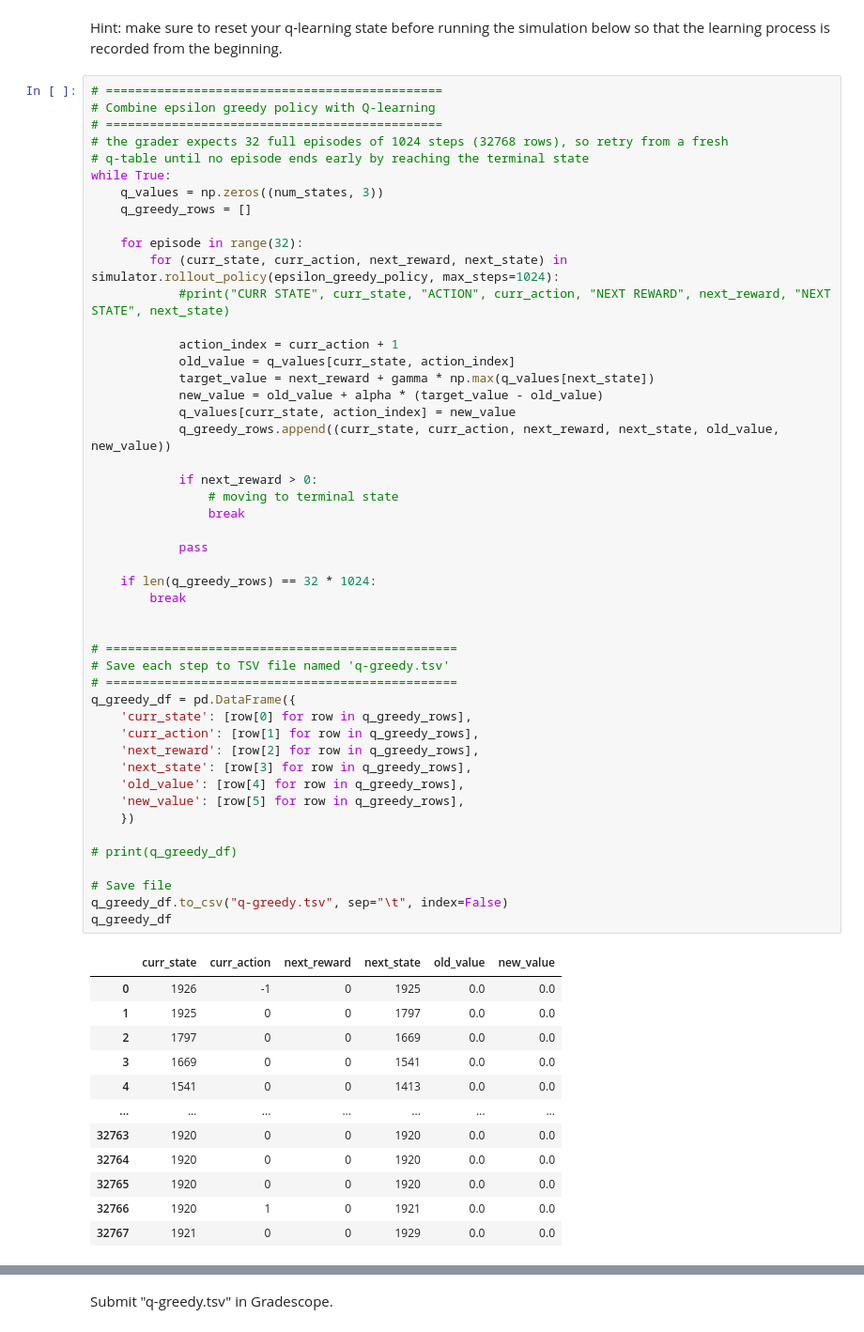
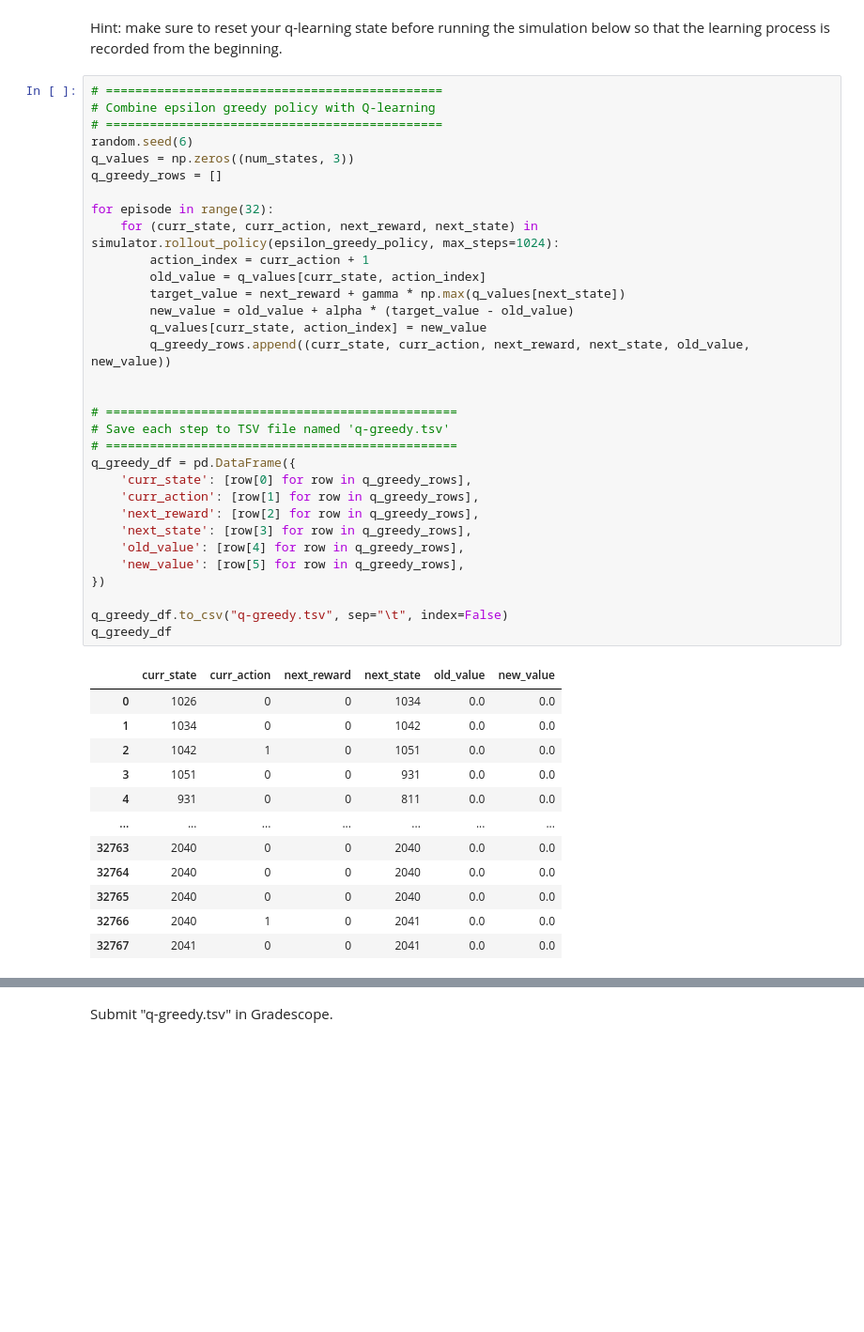
Before and after one commit to veniola/dx704-project-08, a Jupyter notebook: dx704-project-08.ipynb, the cells around one changed output, grey strips where cells are left out. Shown at 94% size. Saved outputs shown, nothing was run; the diff lists cells and outputs as text; blank space fills up the shorter version.

```diff
--- a/dx704-project-08.ipynb
+++ b/dx704-project-08.ipynb
@@ -298,64 +298,48 @@ Hint: make sure to reset your q-learning state before running the simulation bel
 # %%
 # ==============================================
 # Combine epsilon greedy policy with Q-learning
 # ==============================================
-# the grader expects 32 full episodes of 1024 steps (32768 rows), so retry from a fresh
-# q-table until no episode ends early by reaching the terminal state
-while True:
-    q_values = np.zeros((num_states, 3))
-    q_greedy_rows = []
+random.seed(6)
+q_values = np.zeros((num_states, 3))
+q_greedy_rows = []
 
-    for episode in range(32):
-        for (curr_state, curr_action, next_reward, next_state) in simulator.rollout_policy(epsilon_greedy_policy, max_steps=1024):
-            #print("CURR STATE", curr_state, "ACTION", curr_action, "NEXT REWARD", next_reward, "NEXT STATE", next_state)
-
-            action_index = curr_action + 1
-            old_value = q_values[curr_state, action_index]
-            target_value = next_reward + gamma * np.max(q_values[next_state])
-            new_value = old_value + alpha * (target_value - old_value)
-            q_values[curr_state, action_index] = new_value
-            q_greedy_rows.append((curr_state, curr_action, next_reward, next_state, old_value, new_value))
-
-            if next_reward > 0:
-                # moving to terminal state
-                break
-
-            pass
-
-    if len(q_greedy_rows) == 32 * 1024:
-        break
+for episode in range(32):
+    for (curr_state, curr_action, next_reward, next_state) in simulator.rollout_policy(epsilon_greedy_policy, max_steps=1024):
+        action_index = curr_action + 1
+        old_value = q_values[curr_state, action_index]
+        target_value = next_reward + gamma * np.max(q_values[next_state])
+        new_value = old_value + alpha * (target_value - old_value)
+        q_values[curr_state, action_index] = new_value
+        q_greedy_rows.append((curr_state, curr_action, next_reward, next_state, old_value, new_value))
 
 
 # ================================================
 # Save each step to TSV file named 'q-greedy.tsv'
 # ================================================
 q_greedy_df = pd.DataFrame({
     'curr_state': [row[0] for row in q_greedy_rows],
     'curr_action': [row[1] for row in q_greedy_rows],
     'next_reward': [row[2] for row in q_greedy_rows],
     'next_state': [row[3] for row in q_greedy_rows],
     'old_value': [row[4] for row in q_greedy_rows],
     'new_value': [row[5] for row in q_greedy_rows],
-    })
+})
 
-# print(q_greedy_df)
-
-# Save file
 q_greedy_df.to_csv("q-greedy.tsv", sep="\t", index=False)
 q_greedy_df
 # %% [output]
 |  | curr_state | curr_action | next_reward | next_state | old_value | new_value |
-| 0 | 1926 | -1 | 0 | 1925 | 0.0 | 0.0 |
-| 1 | 1925 | 0 | 0 | 1797 | 0.0 | 0.0 |
-| 2 | 1797 | 0 | 0 | 1669 | 0.0 | 0.0 |
-| 3 | 1669 | 0 | 0 | 1541 | 0.0 | 0.0 |
-| 4 | 1541 | 0 | 0 | 1413 | 0.0 | 0.0 |
+| 0 | 1026 | 0 | 0 | 1034 | 0.0 | 0.0 |
+| 1 | 1034 | 0 | 0 | 1042 | 0.0 | 0.0 |
+| 2 | 1042 | 1 | 0 | 1051 | 0.0 | 0.0 |
+| 3 | 1051 | 0 | 0 | 931 | 0.0 | 0.0 |
+| 4 | 931 | 0 | 0 | 811 | 0.0 | 0.0 |
 | ... | ... | ... | ... | ... | ... | ... |
-| 32763 | 1920 | 0 | 0 | 1920 | 0.0 | 0.0 |
-| 32764 | 1920 | 0 | 0 | 1920 | 0.0 | 0.0 |
-| 32765 | 1920 | 0 | 0 | 1920 | 0.0 | 0.0 |
-| 32766 | 1920 | 1 | 0 | 1921 | 0.0 | 0.0 |
-| 32767 | 1921 | 0 | 0 | 1929 | 0.0 | 0.0 |
+| 32763 | 2040 | 0 | 0 | 2040 | 0.0 | 0.0 |
+| 32764 | 2040 | 0 | 0 | 2040 | 0.0 | 0.0 |
+| 32765 | 2040 | 0 | 0 | 2040 | 0.0 | 0.0 |
+| 32766 | 2040 | 1 | 0 | 2041 | 0.0 | 0.0 |
+| 32767 | 2041 | 0 | 0 | 2041 | 0.0 | 0.0 |
 32768 rows × 6 columns
 # %% [markdown]
 Submit "q-greedy.tsv" in Gradescope.
```
Also changed, not shown: parts of 4 cells of this notebook, 5 other files.
